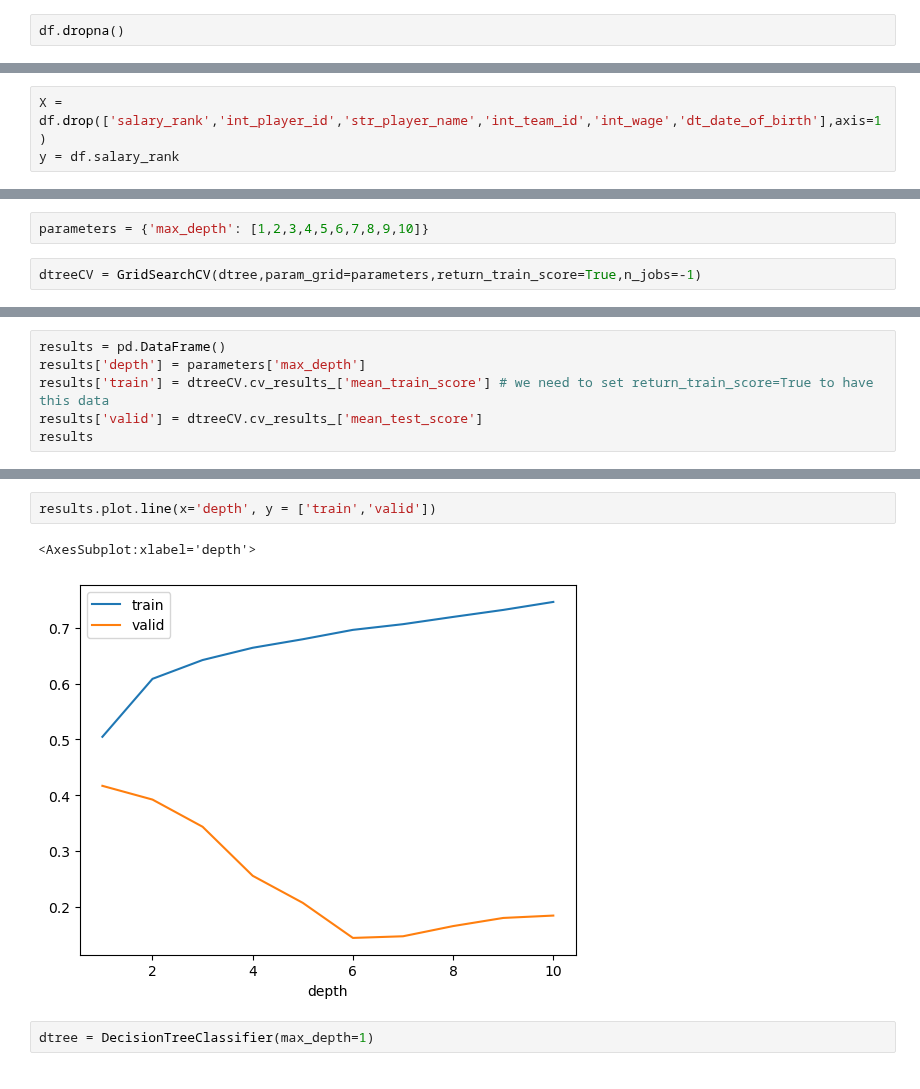
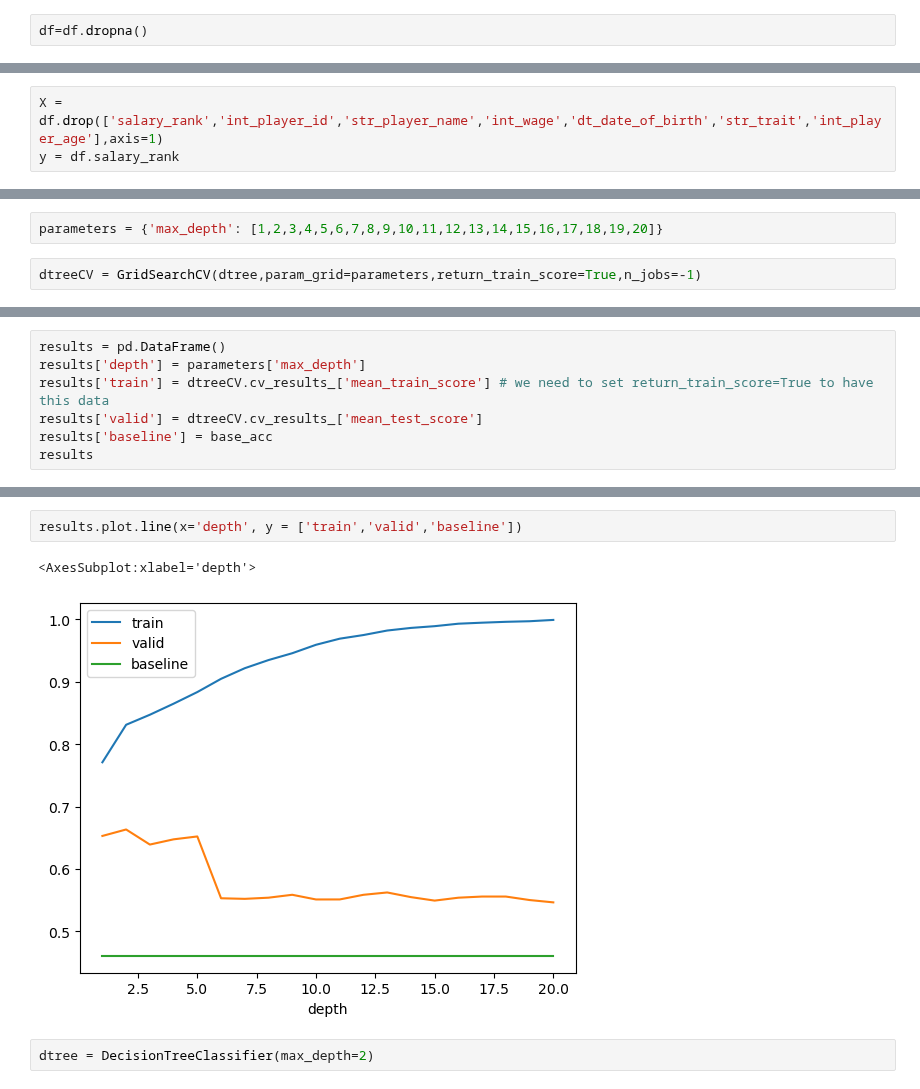
Before and after one commit to rhit-jiangq1/MA384-Project, a Jupyter notebook: features VS wage.ipynb, the cells around one changed output, grey strips where cells are left out. Drawn from its saved outputs; the diff is of its cells as text.

Commit message:
update tree trained with new preprocessing

```diff
--- a/features VS wage.ipynb
+++ b/features VS wage.ipynb
@@ -62,2 +51,2 @@ df['str_work_rate'] = df['str_work_rate'].astype('category')
 # %%
-df.dropna()
+df=df.dropna()
@@ -98,5 +55,5 @@ dtype: object
 # %%
-X = df.drop(['salary_rank','int_player_id','str_player_name','int_team_id','int_wage','dt_date_of_birth'],axis=1)
+X = df.drop(['salary_rank','int_player_id','str_player_name','int_wage','dt_date_of_birth','str_trait','int_player_age'],axis=1)
 y = df.salary_rank
 # %%
 X.head()
@@ -113,7 +73,7 @@ X_ohe = pd.get_dummies(X)
 # %%
 dtree = DecisionTreeClassifier()
 # %%
-parameters = {'max_depth': [1,2,3,4,5,6,7,8,9,10]}
+parameters = {'max_depth': [1,2,3,4,5,6,7,8,9,10,11,12,13,14,15,16,17,18,19,20]}
 # %%
 dtreeCV = GridSearchCV(dtree,param_grid=parameters,return_train_score=True,n_jobs=-1)
 # %%
@@ -135,5 +96,6 @@ results = pd.DataFrame()
 results['depth'] = parameters['max_depth']
 results['train'] = dtreeCV.cv_results_['mean_train_score'] # we need to set return_train_score=True to have this data
 results['valid'] = dtreeCV.cv_results_['mean_test_score']
+results['baseline'] = base_acc
 results
 # %% [output]
@@ -151,10 +119,10 @@ results
 # %%
-results.plot.line(x='depth', y = ['train','valid'])
+results.plot.line(x='depth', y = ['train','valid','baseline'])
 # %% [output]
 <AxesSubplot:xlabel='depth'>
-[figure, old version]
+[figure, new version]
 # %%
-dtree = DecisionTreeClassifier(max_depth=1)
+dtree = DecisionTreeClassifier(max_depth=2)
 # %%
 dtree.fit(X_ohe,y)
 # %% [output]
```
Also changed, not shown: parts of 48 cells of this notebook.
